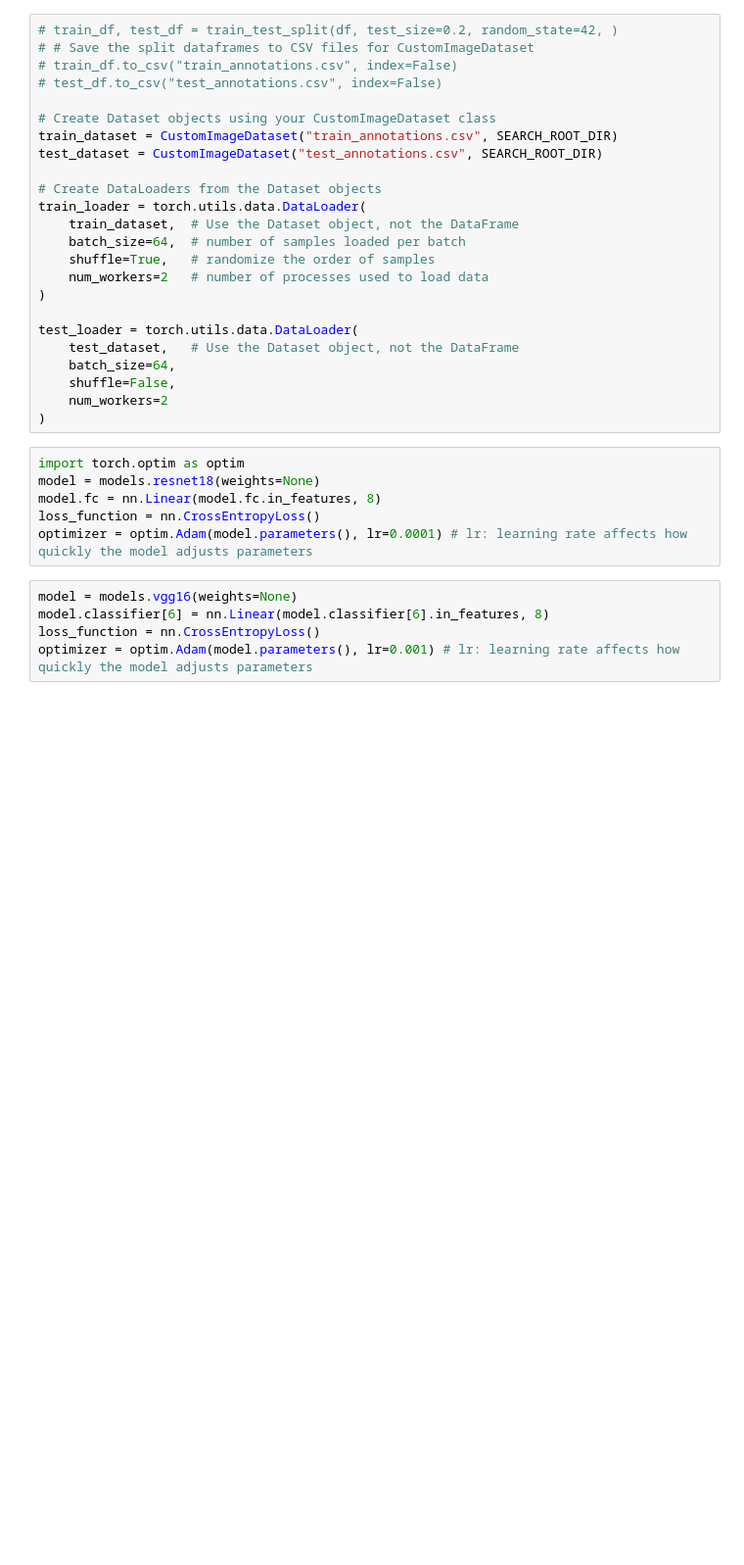
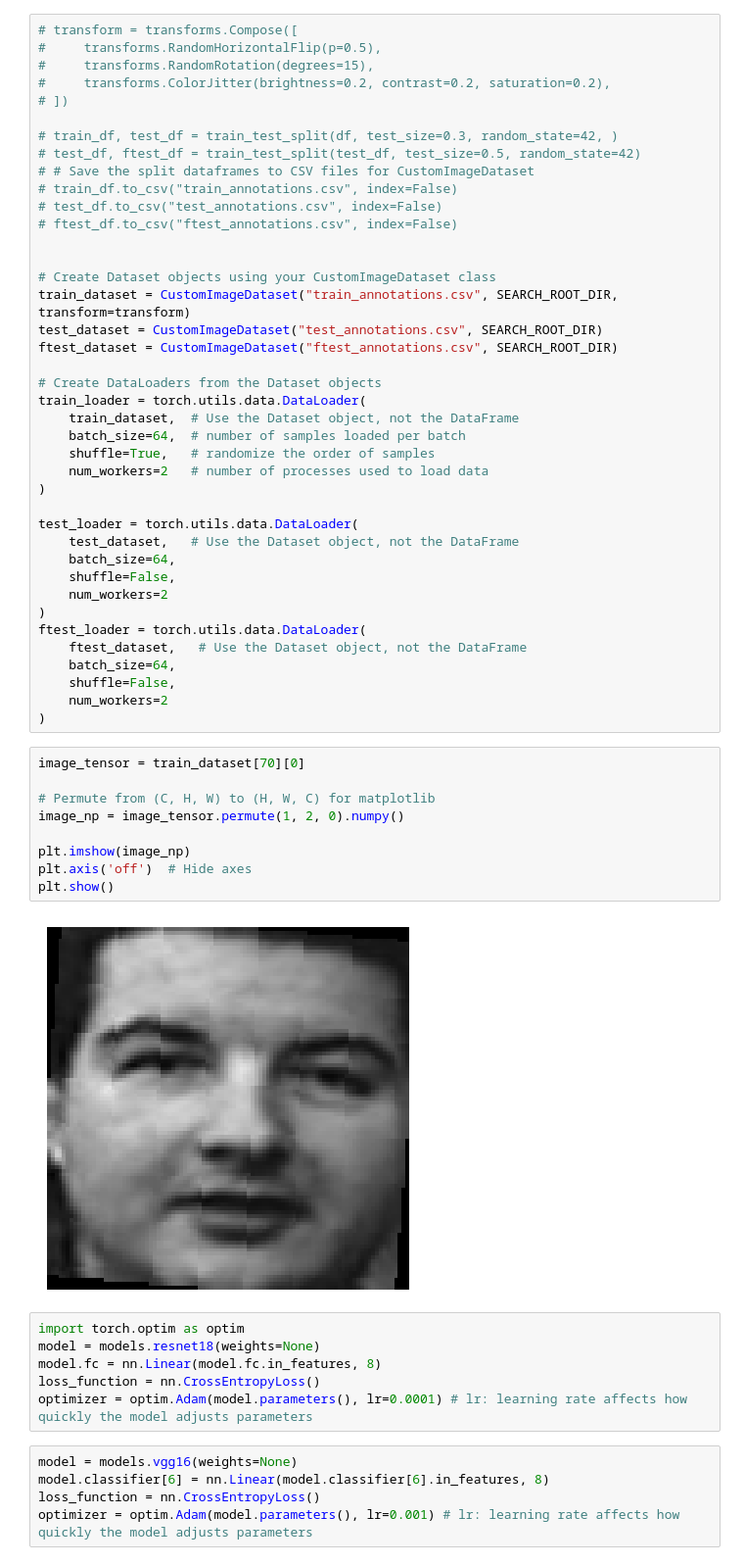
Before and after one commit to coonom2357/Themisto, a Jupyter notebook: Sentiment_Analysis/model.ipynb, the cells around one changed output. Shown: that part at 98% size. Saved outputs shown, nothing was run; the diff lists cells and outputs as text; blank space fills up the shorter version.

```diff
--- a/Sentiment_Analysis/model.ipynb
+++ b/Sentiment_Analysis/model.ipynb
@@ -29,12 +30,22 @@ from Image_Processing import CustomImageDataset, find_jpg_files, generate_datafr
 # %%
-# train_df, test_df = train_test_split(df, test_size=0.2, random_state=42, )
+# transform = transforms.Compose([
+#     transforms.RandomHorizontalFlip(p=0.5),
+#     transforms.RandomRotation(degrees=15),
+#     transforms.ColorJitter(brightness=0.2, contrast=0.2, saturation=0.2),
+# ])
+
+# train_df, test_df = train_test_split(df, test_size=0.3, random_state=42, )
+# test_df, ftest_df = train_test_split(test_df, test_size=0.5, random_state=42)
 # # Save the split dataframes to CSV files for CustomImageDataset
 # train_df.to_csv("train_annotations.csv", index=False)
 # test_df.to_csv("test_annotations.csv", index=False)
+# ftest_df.to_csv("ftest_annotations.csv", index=False)
+
 
 # Create Dataset objects using your CustomImageDataset class
-train_dataset = CustomImageDataset("train_annotations.csv", SEARCH_ROOT_DIR)
+train_dataset = CustomImageDataset("train_annotations.csv", SEARCH_ROOT_DIR, transform=transform)
 test_dataset = CustomImageDataset("test_annotations.csv", SEARCH_ROOT_DIR)
+ftest_dataset = CustomImageDataset("ftest_annotations.csv", SEARCH_ROOT_DIR)
 
 # Create DataLoaders from the Dataset objects
 train_loader = torch.utils.data.DataLoader(
@@ -50,6 +61,23 @@ test_loader = torch.utils.data.DataLoader(
     shuffle=False,
     num_workers=2
 )
+ftest_loader = torch.utils.data.DataLoader(
+    ftest_dataset,   # Use the Dataset object, not the DataFrame
+    batch_size=64,
+    shuffle=False,
+    num_workers=2
+)
+# %%
+image_tensor = train_dataset[70][0]
+
+# Permute from (C, H, W) to (H, W, C) for matplotlib
+image_np = image_tensor.permute(1, 2, 0).numpy()
+
+plt.imshow(image_np)
+plt.axis('off')  # Hide axes
+plt.show()
+# %% [output]
+[figure, added]
 # %%
 import torch.optim as optim
 model = models.resnet18(weights=None)
```
Also changed, not shown: parts of 7 cells of this notebook, 2 other files.
